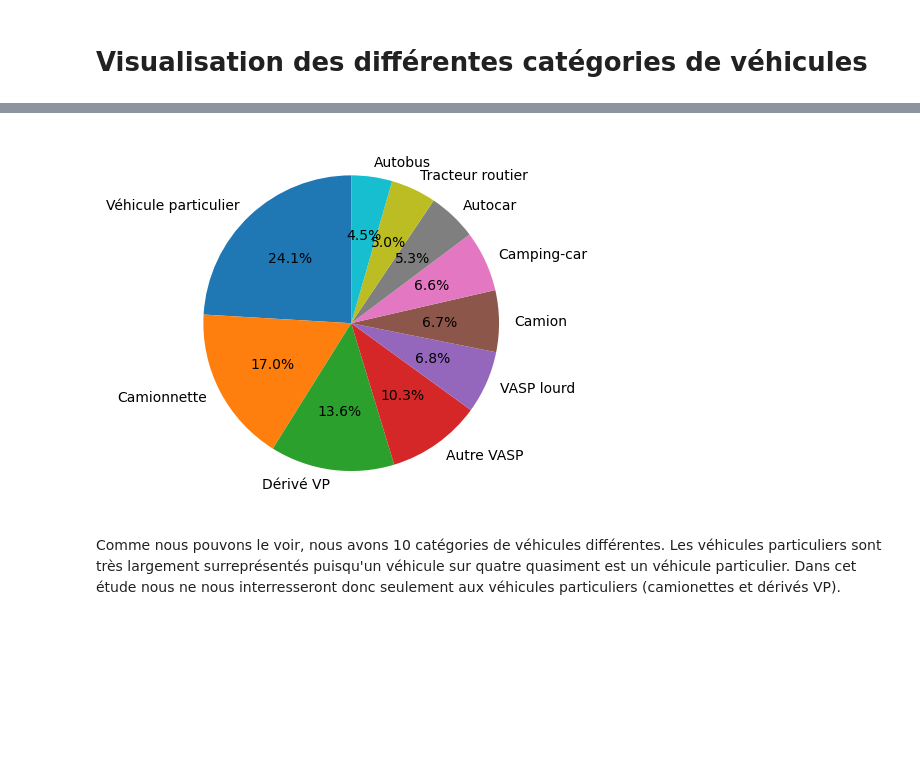
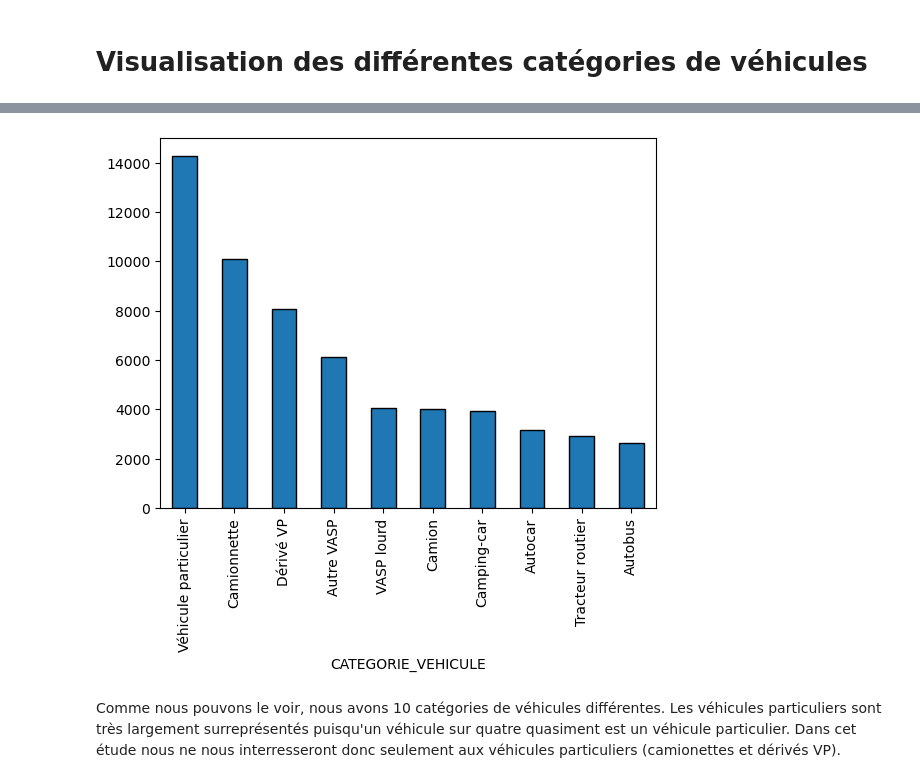
Before and after one commit to TheoLBTN/Projet-Python, a Jupyter notebook: Stat_descriptives.ipynb, the cells around one changed output, grey strips where cells are left out. Cells and saved outputs as stored; diff of their text form; code cells hidden in the pictures; blank space fills up the shorter version.

```diff
--- a/Stat_descriptives.ipynb
+++ b/Stat_descriptives.ipynb
@@ -43,10 +45,11 @@ data.groupby('CATEGORIE_VEHICULE')[variables].sum()
 | Véhicule particulier | 35299559 | 35540253 | 35787847 | 36149230 | 36647883 | 37180101 | 37673476 | 38136818 | ... |
 # %%
 categories=data['CATEGORIE_VEHICULE'].value_counts()
-plt.pie(categories, labels=categories.index, autopct='%1.1f%%', startangle=90)
+categories.plot(kind='bar', edgecolor='black')
+#plt.pie(categories, labels=categories.index, autopct='%1.1f%%', startangle=90)
 plt.show()
 # %% [output]
-[figure, old version]
+[figure, new version]
 # %% [markdown]
 Comme nous pouvons le voir, nous avons 10 catégories de véhicules différentes. Les véhicules particuliers sont très largement
 surreprésentés puisqu'un véhicule sur quatre quasiment est un véhicule particulier.
```
Also changed, not shown: parts of 1 cell of this notebook.
